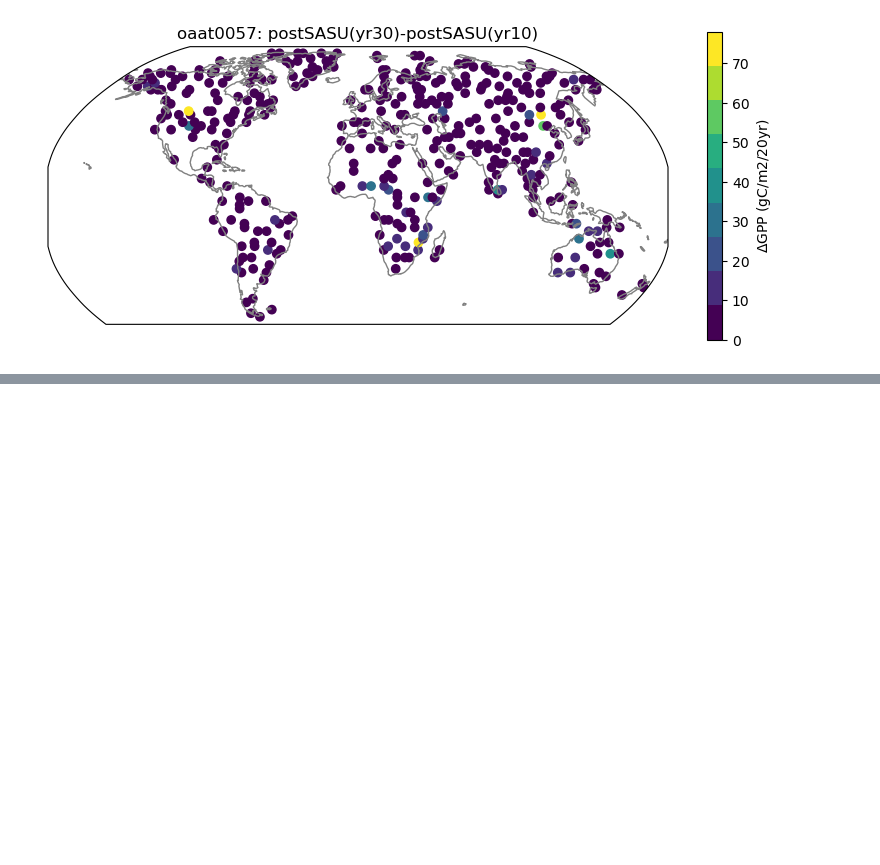
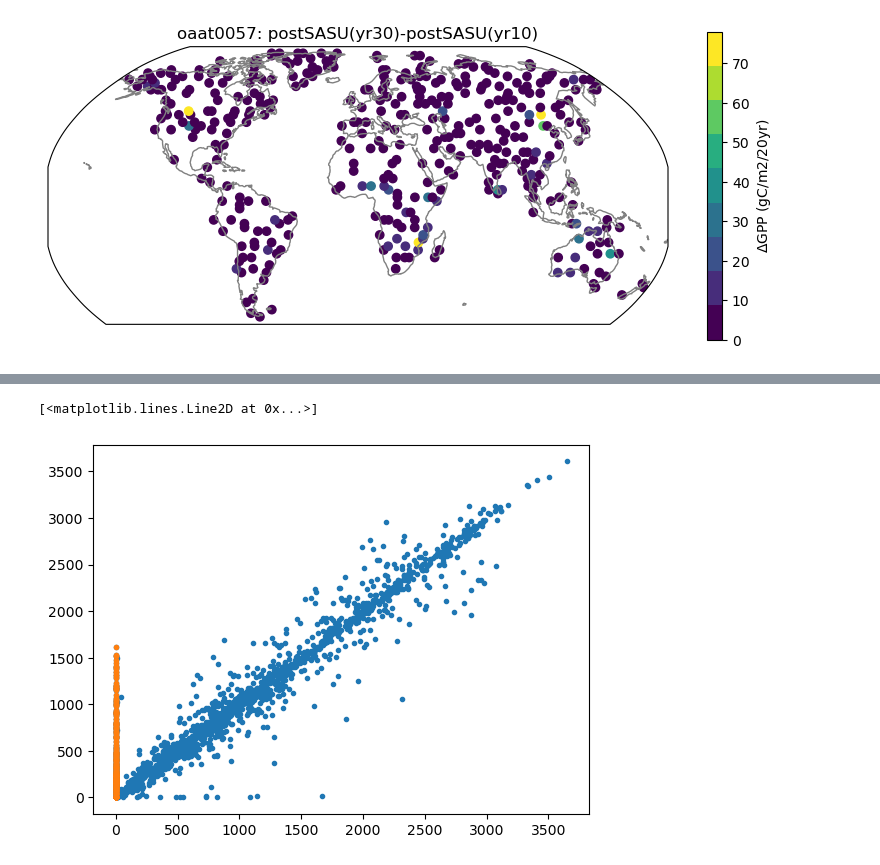
Before and after one commit to NCAR/ctsm6_ppe, a Jupyter notebook: spinup/minioaat_spinup.ipynb, the cells around one changed output, grey strips where cells are left out. Saved outputs shown, nothing was run; the diff lists cells and outputs as text; code cells hidden in the pictures; blank space fills up the shorter version.

```diff
--- a/spinup/minioaat_spinup.ipynb
+++ b/spinup/minioaat_spinup.ipynb
@@ -243,0 +247,10 @@ plt.savefig('figs/oaat0057_gpp_nojump_gridded.png',dpi=300,bbox_inches='tight');
+# %%
+d='/glade/derecho/scratch/linnia/ctsm5.3.0_transient_postSASU_test0010/run/'
+files=sorted(glob.glob(d+'*.clm2.h1.*'))
+ds=xr.open_mfdataset(files,combine='by_coords')
+ds['time']=xr.cftime_range('2000',periods=len(ds.time),freq='MS',calendar='noleap')
+# %%
+d='/glade/derecho/scratch/linnia/ctsm5.3.0_transient_SASU_test0010/run/'
+files=sorted(glob.glob(d+'*.clm2.h1.*'))
+ds0=xr.open_mfdataset(files,combine='by_coords')
+ds0['time']=xr.cftime_range('2000',periods=len(ds0.time),freq='MS',calendar='noleap')
@@ -243,0 +314,11 @@ plt.savefig('figs/oaat0057_gpp_nojump_gridded.png',dpi=300,bbox_inches='tight');
+# %%
+v='GPP'
+ixdead=(xs['SASU'][v].isel(year=-1)==0).compute()
+plt.plot(xs['SASU'][v].isel(year=-1),
+         xs['pSASU'][v].isel(year=0),'.')
+
+plt.plot(xs['SASU'][v].isel(pft=ixdead,year=-1),
+         xs['pSASU'][v].isel(pft=ixdead,year=0),'.')
+# %% [output]
+[<matplotlib.lines.Line2D at 0x...>]
+[figure, added]
```
Also changed, not shown: parts of 10 cells of this notebook, 1 other file.
